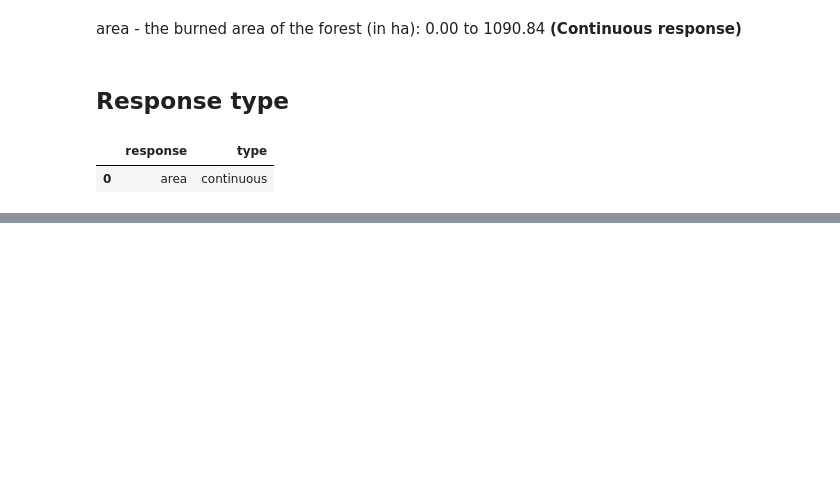
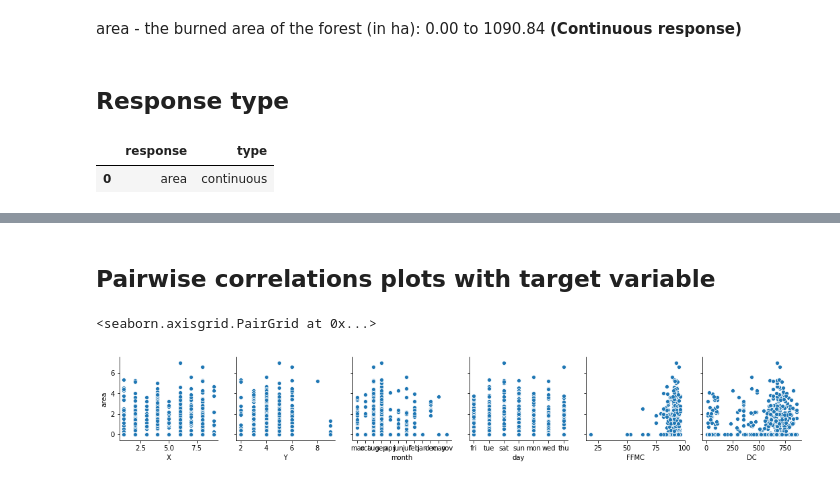
Before and after one commit to nithish08/forestfires, a Jupyter notebook: src/NB_Exploration.ipynb, the cells around one changed output, grey strips where cells are left out. Cells and saved outputs as stored; diff of their text form; code cells hidden in the pictures; blank space fills up the shorter version.

```diff
--- a/src/NB_Exploration.ipynb
+++ b/src/NB_Exploration.ipynb
@@ -104,0 +125,10 @@ pd.DataFrame([[df.columns[-1],'continuous']],columns = ['response','type'])
+# %%
+df.area = np.log(df.area+1)
+# %% [markdown]
+## Pairwise correlations plots with target variable
+# %%
+sns.pairplot(df[['X', 'Y', 'month', 'day', 'FFMC','DC','area']],x_vars=['X', 'Y', 'month', 'day', 'FFMC','DC'],
+            y_vars=['area'])
+# %% [output]
+<seaborn.axisgrid.PairGrid at 0x...>
+[figure, added]
```
Also changed, not shown: parts of 15 cells of this notebook.
